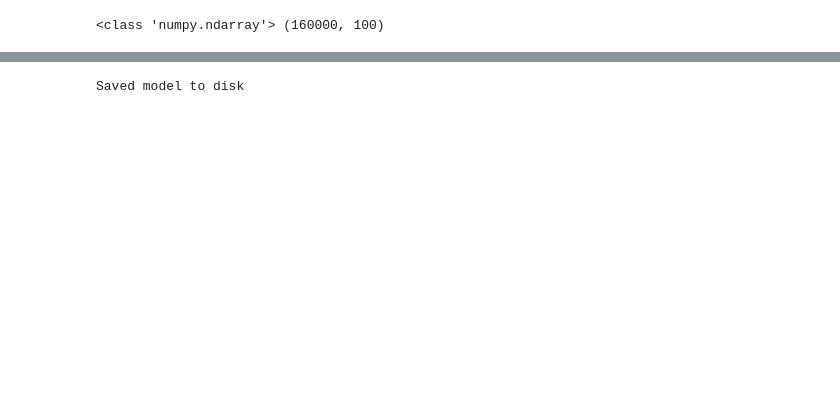
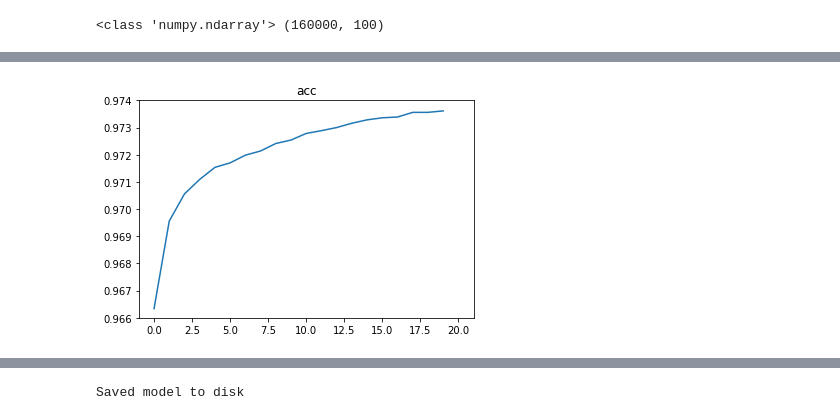
Before and after one commit to mohibeyki/bot-detection-sample, a Jupyter notebook: tf-idf.ipynb, the cells around one changed output, grey strips where cells are left out. Drawn from its saved outputs; the diff is of its cells as text; code cells hidden in the pictures; blank space fills up the shorter version.

```diff
--- a/tf-idf.ipynb
+++ b/tf-idf.ipynb
@@ -133,0 +143,8 @@ print(type(test_tfidf_mat),test_tfidf_mat.shape)
+# %%
+plt.xlim(left=-1, right=21)
+plt.ylim(bottom=0.966, top=0.974)
+plt.title('acc')
+plt.plot(history.history['acc'], label='train')
+plt.savefig('tfidf-s-1/accuracy.svg')
+# %% [output]
+[figure, added]
```
Also changed, not shown: parts of 15 cells of this notebook, 8 other files.
